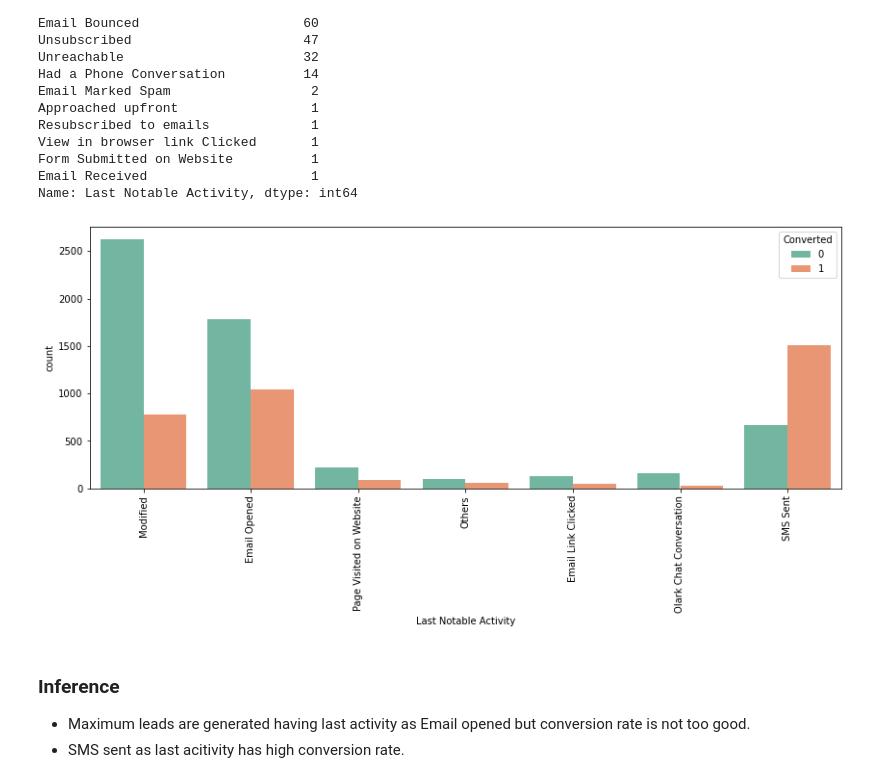
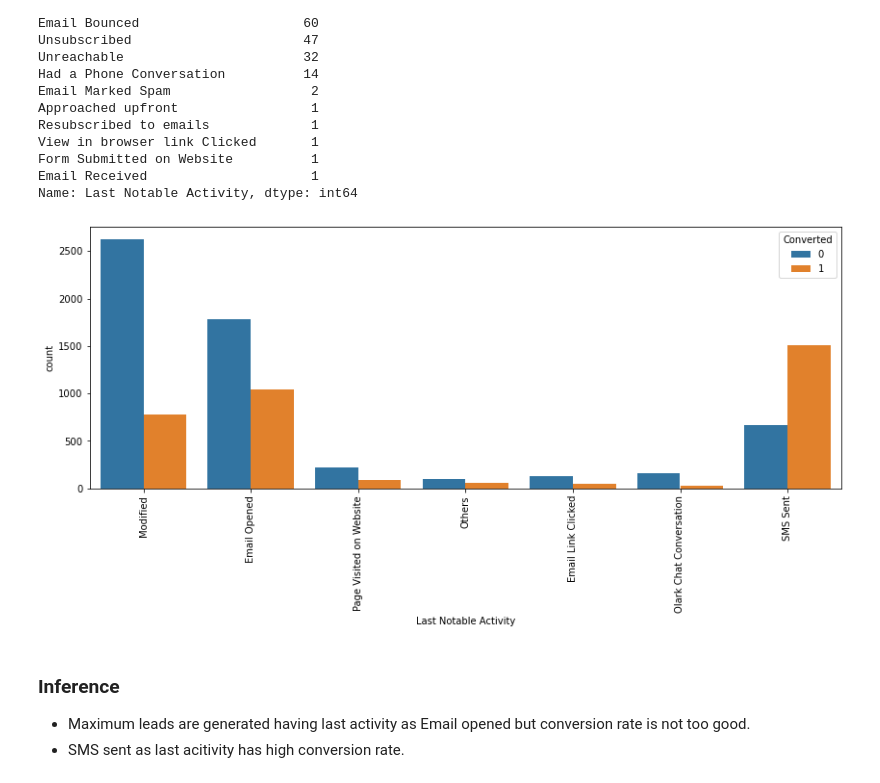
Before and after one commit to akshayr01/lead-scoring-case-study, a Jupyter notebook: Lead_Scoring_Case_Study_v0.1.ipynb, the cells around one changed output. Saved outputs shown, nothing was run; the diff lists cells and outputs as text; code cells hidden in the pictures.

```diff
--- a/Lead_Scoring_Case_Study_v0.1.ipynb
+++ b/Lead_Scoring_Case_Study_v0.1.ipynb
@@ -692,12 +692,12 @@ df_final['Last Notable Activity'] = df_final['Last Notable Activity'].replace(['
 # %%
 #visualizing count of Variable based on Converted value
 
 plt.figure(figsize = (14,5))
-ax1=sns.countplot(x = "Last Notable Activity", hue = "Converted", data = df_final , palette = 'Set2')
+ax1=sns.countplot(x = "Last Notable Activity", hue = "Converted", data = df_final)
 ax1.set_xticklabels(ax1.get_xticklabels(),rotation=90)
 plt.show()
 # %% [output]
-[figure, old version]
+[figure, new version]
 # %% [markdown]
 ### Inference
 
```
Also changed, not shown: parts of 31 cells of this notebook.
